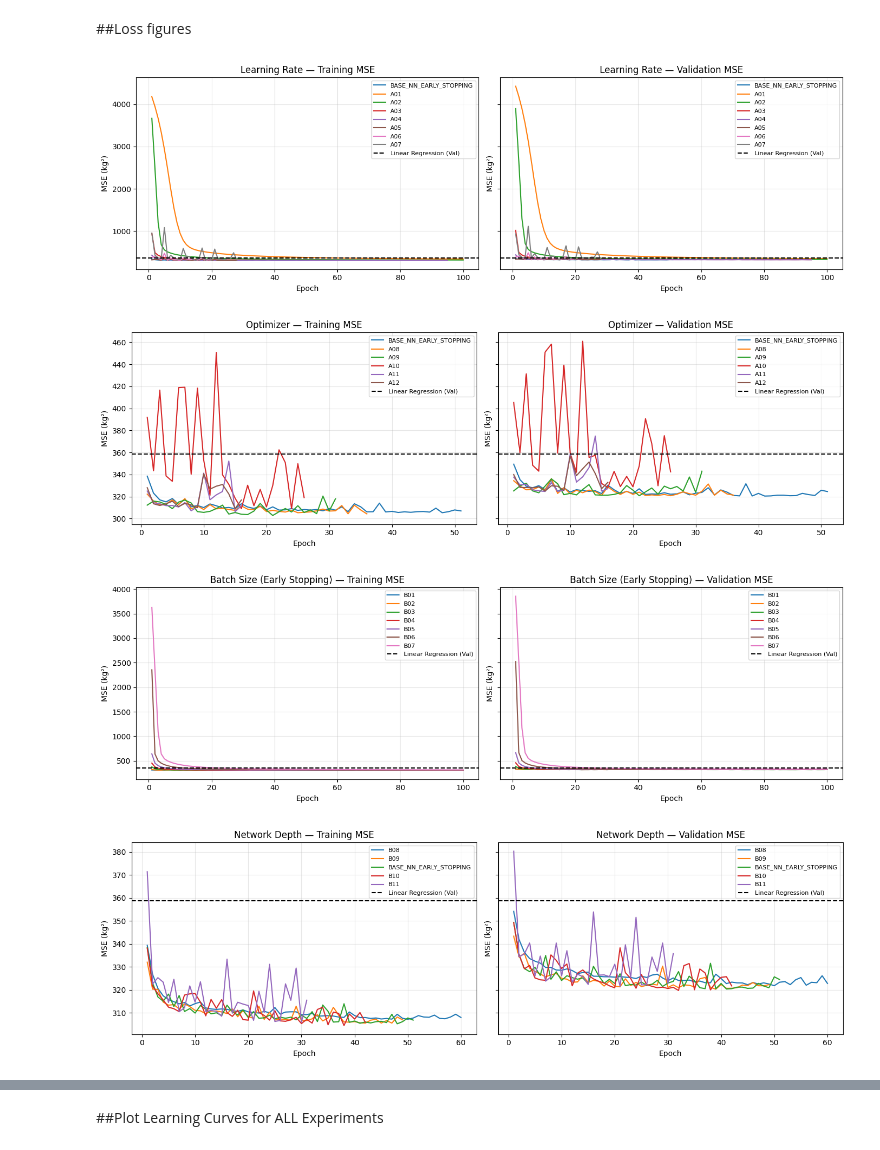
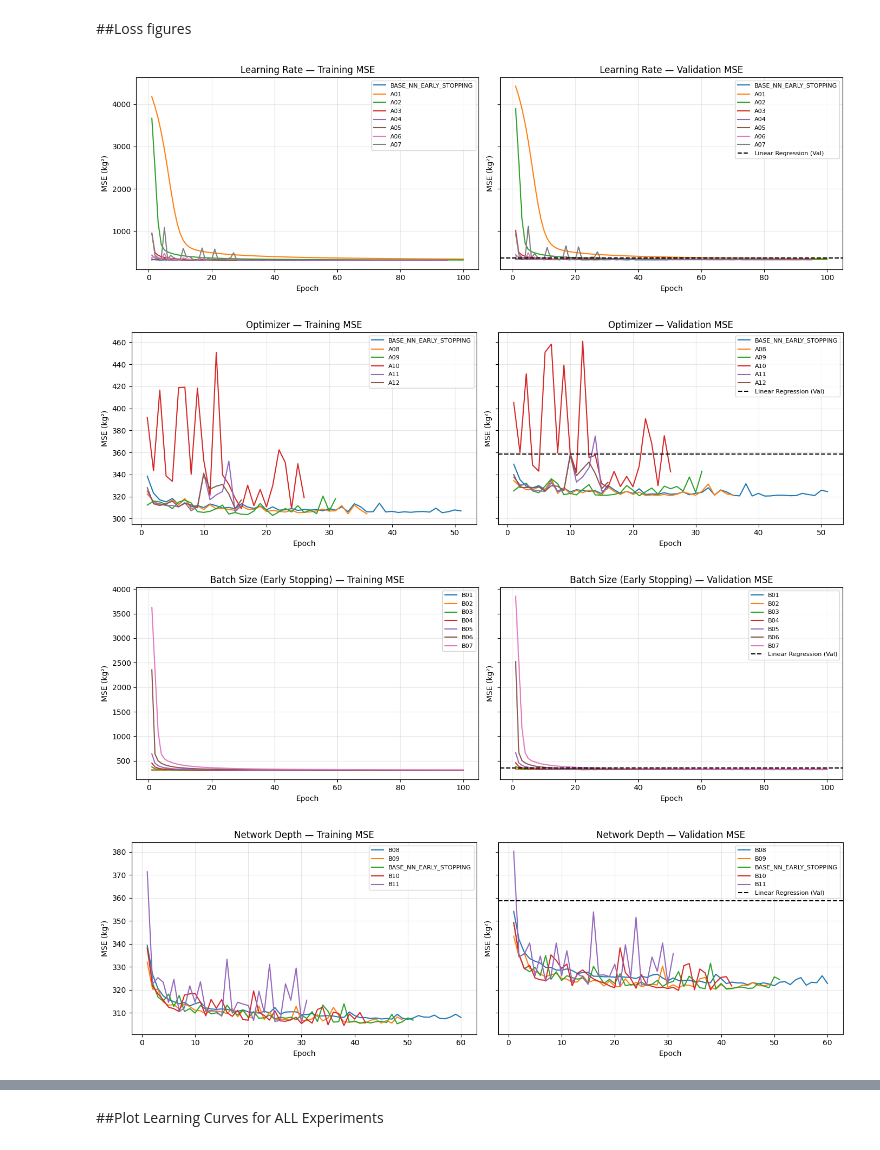
Before and after one commit to AmalKhairalla/OPL-Insights, a Jupyter notebook: notebooks/DS330_P1_Baseline__2.ipynb, the cells around one changed output, grey strips where cells are left out. Saved outputs shown, nothing was run; the diff lists cells and outputs as text; code cells hidden in the pictures.

```diff
--- a/notebooks/DS330_P1_Baseline__2.ipynb
+++ b/notebooks/DS330_P1_Baseline__2.ipynb
@@ -2077,6 +2068,7 @@ Improvement over linear regression: 10.88%
 # %% [markdown]
 ##Loss figures
 # %%
+
 # Plot Learning Curves for All Project Topics
 
 import json
@@ -2096,7 +2088,6 @@ def plot_topic(run_ids, title, ylim=None):
 
         history_path = HISTORY_DIR / f"{rid}.json"
 
-        # Skip missing history files safely
         if not history_path.exists():
             print(f"Warning: History not found for {rid}")
             continue
@@ -2107,7 +2098,6 @@ def plot_topic(run_ids, title, ylim=None):
         train = h.get("train_mse", [])
         val = h.get("val_mse", [])
 
-        # Skip empty or invalid histories
         if not train or not val:
             print(f"Warning: Empty history for {rid}")
             continue
@@ -2115,12 +2105,14 @@ def plot_topic(run_ids, title, ylim=None):
         train_epochs = range(1, len(train) + 1)
         val_epochs = range(1, len(val) + 1)
 
+        # Training MSE
         ax[0].plot(
             train_epochs,
             train,
             label=rid
         )
 
+        # Validation MSE
         ax[1].plot(
             val_epochs,
             val,
@@ -2129,30 +2121,32 @@ def plot_topic(run_ids, title, ylim=None):
 
         plotted += 1
 
-    # Linear Regression reference
-    for a, name in zip(
-        ax,
-        ["Training MSE", "Validation MSE"]
-    ):
+    # Training plot: No Linear Regression reference
+    ax[0].set_title(f"{title} — Training MSE")
+    ax[0].set_xlabel("Epoch")
+    ax[0].set_ylabel("MSE (kg²)")
+    ax[0].grid(alpha=0.3)
 
-        a.axhline(
-            linear_val_mse,
-            linestyle="--",
-            color="black",
-            label="Linear Regression (Val)"
-        )
+    # Validation plot: Linear Regression reference only
+    ax[1].axhline(
+        linear_val_mse,
+        linestyle="--",
+        color="black",
+        label="Linear Regression (Val)"
+    )
 
-        a.set_title(f"{title} — {name}")
-        a.set_xlabel("Epoch")
-        a.set_ylabel("MSE (kg²)")
-        a.grid(alpha=0.3)
+    ax[1].set_title(f"{title} — Validation MSE")
+    ax[1].set_xlabel("Epoch")
+    ax[1].set_ylabel("MSE (kg²)")
+    ax[1].grid(alpha=0.3)
 
-        if ylim is not None:
-            a.set_ylim(*ylim)
+    if ylim is not None:
+        ax[0].set_ylim(*ylim)
+        ax[1].set_ylim(*ylim)
 
     if plotted > 0:
+        ax[0].legend(fontsize=8)
         ax[1].legend(fontsize=8)
-        ax[0].legend(fontsize=8)
     else:
         print(f"No valid histories found for {title}")
 
@@ -2190,36 +2184,39 @@ plot_topic(
     "Batch Size (Early Stopping)"
 )
 
+
 # 4. Network Depth
 plot_topic(
     [
         "B08", "B09",
         "BASE_NN_EARLY_STOPPING",
         "B10", "B11"
     ],
     "Network Depth"
 )
+
 
 # 5. Network Width
 plot_topic(
     [
         "B12", "B13",
         "BASE_NN_EARLY_STOPPING",
         "B14", "B15"
     ],
     "Network Width"
 )
 
+
 # 6. Loss Function
 plot_topic(
     [
         "BASE_NN_EARLY_STOPPING",
         "A13", "A14", "A15"
     ],
     "Loss Function"
 )
 # %% [output]
-[figure, old version]
+[figure, new version]
-[figure, old version]
+[figure, new version]
-[figure, old version]
+[figure, new version]
-[figure, old version]
+[figure, new version]
```
Also changed, not shown: parts of 7 cells of this notebook.
